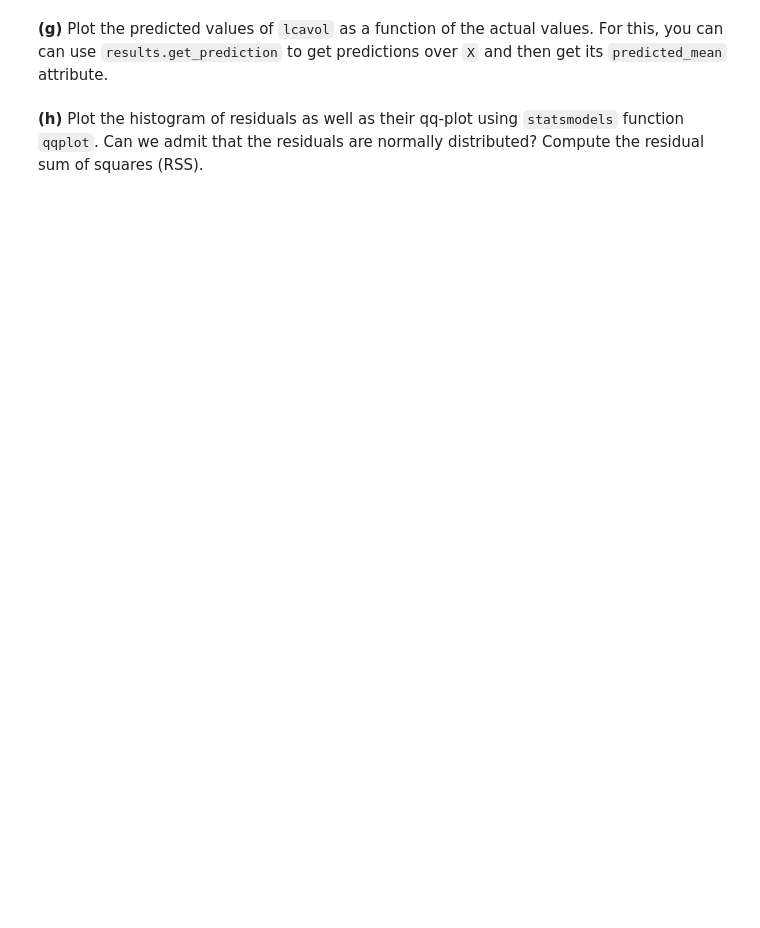
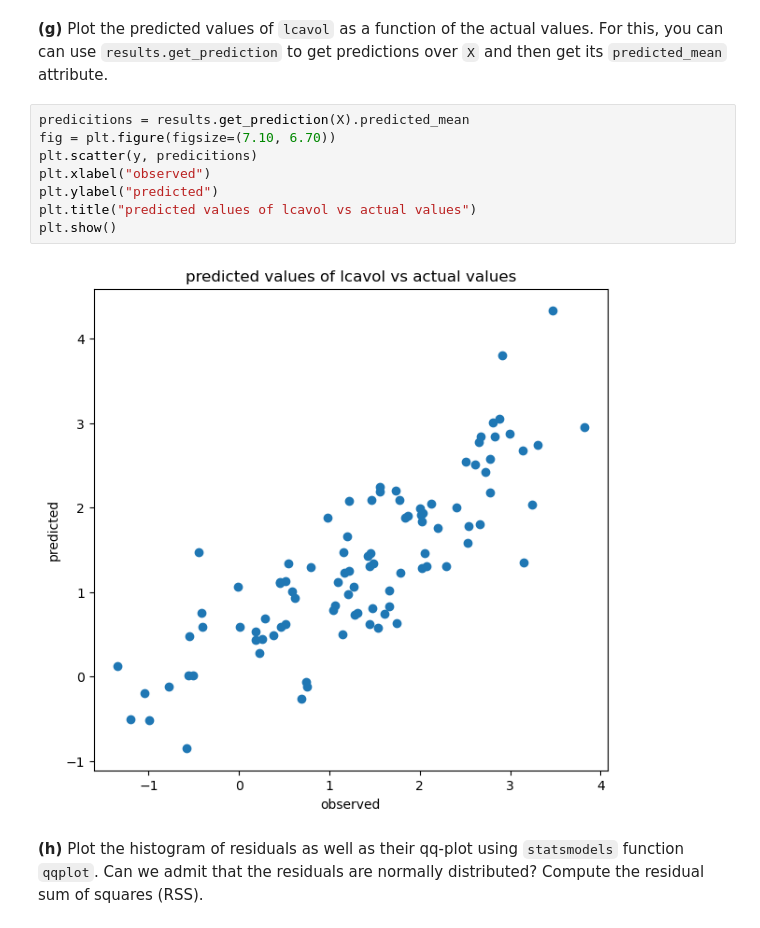
Before and after one commit to felixwl/isla, a Jupyter notebook: tp1/TP1/TP1.ipynb, the cells around one changed output. Cells and saved outputs as stored; diff of their text form; blank space fills up the shorter version.

```diff
--- a/tp1/TP1/TP1.ipynb
+++ b/tp1/TP1/TP1.ipynb
@@ -361,4 +375,14 @@ LinAlgError: Last 2 dimensions of the array must be square
 # %% [markdown]
 **(g)** Plot the predicted values of `lcavol` as a function of the actual values. For this, you can can use `results.get_prediction` to get predictions over `X` and then get its `predicted_mean` attribute.
+# %%
+predicitions = results.get_prediction(X).predicted_mean
+fig = plt.figure(figsize=(7.10, 6.70))
+plt.scatter(y, predicitions)
+plt.xlabel("observed")
+plt.ylabel("predicted")
+plt.title("predicted values of lcavol vs actual values")
+plt.show()
+# %% [output]
+[figure, added]
 # %% [markdown]
 **(h)** Plot the histogram of residuals as well as their qq-plot using `statsmodels` function `qqplot`. Can we admit that the residuals are normally distributed? Compute the residual sum of squares (RSS).
```
Also changed, not shown: parts of 18 cells of this notebook.
